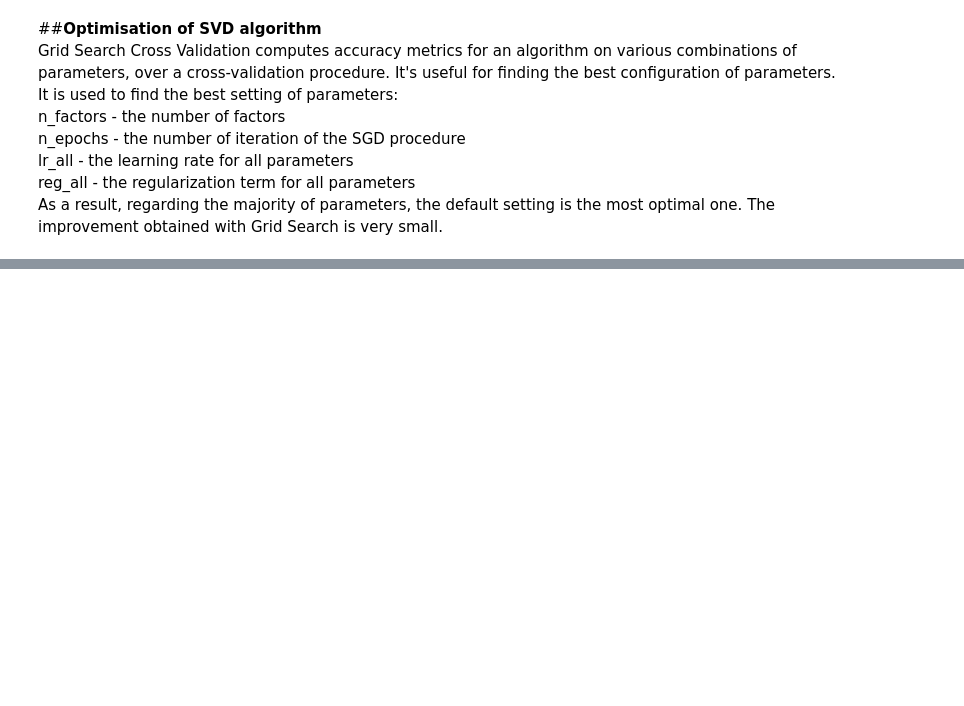
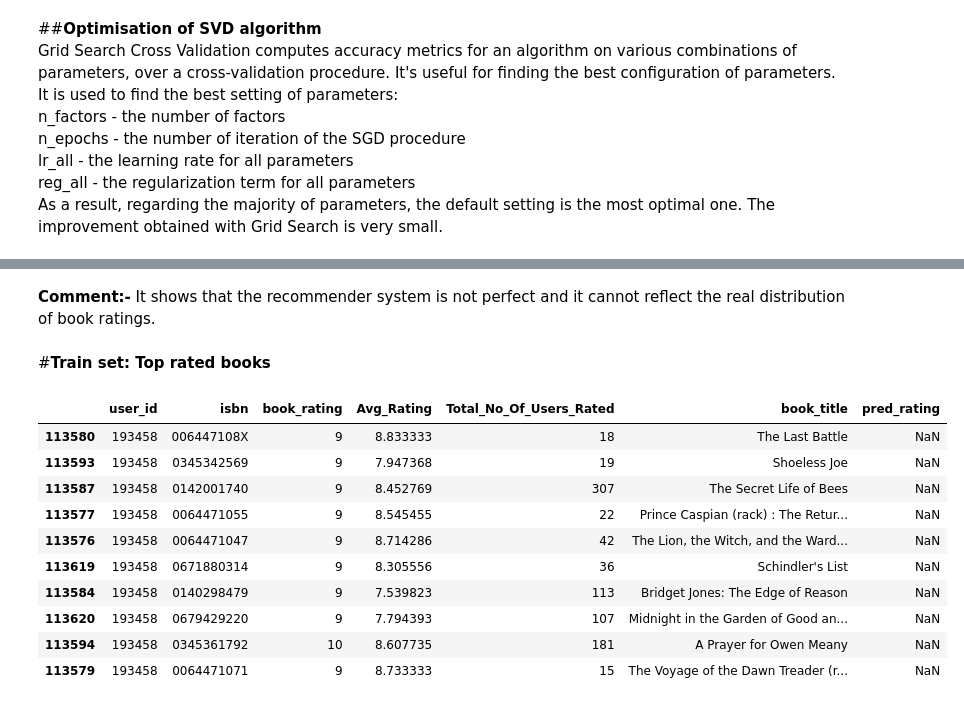
Before and after one commit to Aniket-Satpute/Book-Recommendation-System, a Jupyter notebook: Book_Recommendation_System_aniket.ipynb, the cells around one changed output, grey strips where cells are left out. Saved outputs shown, nothing was run; the diff lists cells and outputs as text; code cells hidden in the pictures; blank space fills up the shorter version.

```diff
--- a/Book_Recommendation_System_aniket.ipynb
+++ b/Book_Recommendation_System_aniket.ipynb
@@ -711,0 +714,13 @@ print(gs.best_params['rmse'])
+# %%
+trainset, testset = train_test_split(data, test_size=0.2)
+
+model = SVD(n_factors=80, n_epochs=20, lr_all=0.005, reg_all=0.2)
+model.fit(trainset)
+predictions = model.test(testset)
+# %%
+df_pred = pd.DataFrame(predictions, columns=['user_id', 'isbn', 'actual_rating', 'pred_rating', 'details'])
+df_pred['impossible'] = df_pred['details'].apply(lambda x: x['was_impossible'])
+df_pred['pred_rating_round'] = df_pred['pred_rating'].round()
+df_pred['abs_err'] = abs(df_pred['pred_rating'] - df_pred['actual_rating'])
+df_pred.drop(['details'], axis=1, inplace=True)
+df_pred.sample(5)
@@ -711,0 +734,27 @@ print(gs.best_params['rmse'])
+# %% [markdown]
+**Comment:-**
+It shows that the recommender system is not perfect and it cannot reflect the real distribution of book ratings.
+# %%
+df_books = books.copy()
+df_books.rename(columns = {'ISBN':'isbn' ,'Book-Title':'book_title'},inplace=True)
+df_ext = df.merge(df_books[['isbn', 'book_title']], on='isbn', how='left')
+df_ext = df_ext.merge(df_pred[['isbn', 'user_id', 'pred_rating']], on=['isbn', 'user_id'], how='left')
+# %% [markdown]
+#**Train set: Top rated books**
+# %%
+selected_user_id = 193458
+df_user = df_ext[df_ext['user_id']==selected_user_id]
+
+df_user[(df_user['pred_rating'].isna())&(df_user['book_rating']>=9)].sample(10)
+# %% [output]
+|  | user_id | isbn | book_rating | Avg_Rating | Total_No_Of_Users_Rated | book_title | pred_rating |
+| 113580 | 193458 | 006447108X | 9 | 8.833333 | 18 | The Last Battle | NaN |
+| 113593 | 193458 | 0345342569 | 9 | 7.947368 | 19 | Shoeless Joe | NaN |
+| 113587 | 193458 | 0142001740 | 9 | 8.452769 | 307 | The Secret Life of Bees | NaN |
+| 113577 | 193458 | 0064471055 | 9 | 8.545455 | 22 | Prince Caspian (rack) : The Retur... | NaN |
+| 113576 | 193458 | 0064471047 | 9 | 8.714286 | 42 | The Lion, the Witch, and the Ward... | NaN |
+| 113619 | 193458 | 0671880314 | 9 | 8.305556 | 36 | Schindler's List | NaN |
+| 113584 | 193458 | 0140298479 | 9 | 7.539823 | 113 | Bridget Jones: The Edge of Reason | NaN |
+| 113620 | 193458 | 0679429220 | 9 | 7.794393 | 107 | Midnight in the Garden of Good an... | NaN |
+| 113594 | 193458 | 0345361792 | 10 | 8.607735 | 181 | A Prayer for Owen Meany | NaN |
+| 113579 | 193458 | 0064471071 | 9 | 8.733333 | 15 | The Voyage of the Dawn Treader (r... | NaN |
```
Also changed, not shown: parts of 16 cells of this notebook.
